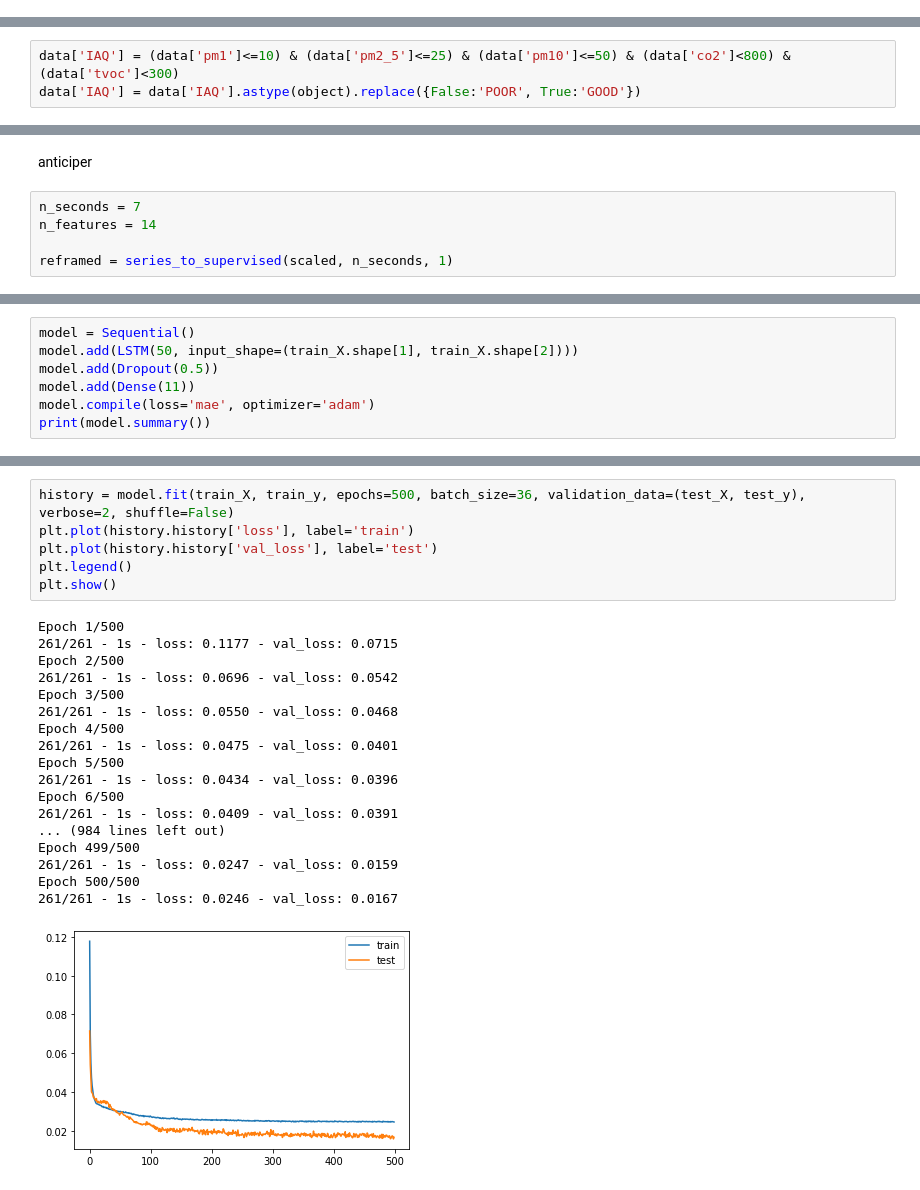
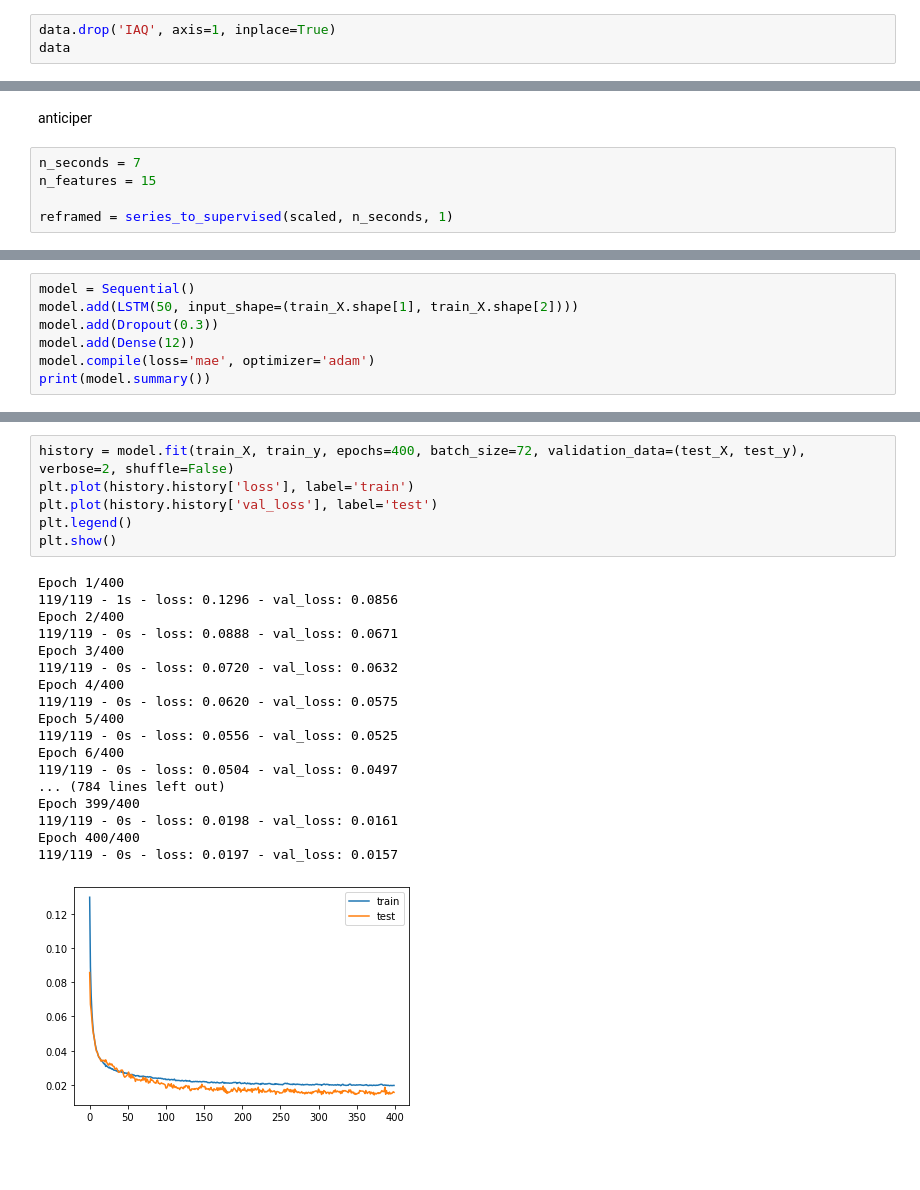
Before and after one commit to XIAxuanzheFrancis/Apprentissage-du-mod-le-LSTM, a Jupyter notebook: lstm_correct_room.ipynb, the cells around one changed output, grey strips where cells are left out. Cells and saved outputs as stored; diff of their text form; blank space fills up the shorter version.

```diff
--- a/lstm_correct_room.ipynb
+++ b/lstm_correct_room.ipynb
@@ -136,0 +173,3 @@ data
+# %%
+data.drop('IAQ', axis=1, inplace=True)
+data
@@ -366,3 +482,0 @@ Test RMSE for pm2_5: 4.262
-# %%
-data['IAQ'] = (data['pm1']<=10) & (data['pm2_5']<=25) & (data['pm10']<=50) & (data['co2']<800) & (data['tvoc']<300)
-data['IAQ'] = data['IAQ'].astype(object).replace({False:'POOR', True:'GOOD'})
@@ -394,7 +516,7 @@ plt.tight_layout()
 anticiper
 # %%
 n_seconds = 7
-n_features = 14
+n_features = 15
 
 reframed = series_to_supervised(scaled, n_seconds, 1)
 # %%
@@ -436,8 +558,8 @@ print(test_X.shape,train_X.shape)
 # %%
 model = Sequential()
 model.add(LSTM(50, input_shape=(train_X.shape[1], train_X.shape[2])))
-model.add(Dropout(0.5))
-model.add(Dense(11))
+model.add(Dropout(0.3))
+model.add(Dense(12))
 model.compile(loss='mae', optimizer='adam')
 print(model.summary())
 # %% [output]
@@ -457,27 +579,27 @@ Non-trainable params: 0
 _________________________________________________________________
 None
 # %%
-history = model.fit(train_X, train_y, epochs=500, batch_size=36, validation_data=(test_X, test_y), verbose=2, shuffle=False)
+history = model.fit(train_X, train_y, epochs=400, batch_size=72, validation_data=(test_X, test_y), verbose=2, shuffle=False)
 plt.plot(history.history['loss'], label='train')
 plt.plot(history.history['val_loss'], label='test')
 plt.legend()
 plt.show()
 # %% [output]
-Epoch 1/500
-261/261 - 1s - loss: 0.1177 - val_loss: 0.0715
-Epoch 2/500
-261/261 - 1s - loss: 0.0696 - val_loss: 0.0542
-Epoch 3/500
-261/261 - 1s - loss: 0.0550 - val_loss: 0.0468
-Epoch 4/500
-261/261 - 1s - loss: 0.0475 - val_loss: 0.0401
-Epoch 5/500
-261/261 - 1s - loss: 0.0434 - val_loss: 0.0396
-Epoch 6/500
-261/261 - 1s - loss: 0.0409 - val_loss: 0.0391
-... (984 lines left out)
-Epoch 499/500
-261/261 - 1s - loss: 0.0247 - val_loss: 0.0159
-Epoch 500/500
-261/261 - 1s - loss: 0.0246 - val_loss: 0.0167
+Epoch 1/400
+119/119 - 1s - loss: 0.1296 - val_loss: 0.0856
+Epoch 2/400
+119/119 - 0s - loss: 0.0888 - val_loss: 0.0671
+Epoch 3/400
+119/119 - 0s - loss: 0.0720 - val_loss: 0.0632
+Epoch 4/400
+119/119 - 0s - loss: 0.0620 - val_loss: 0.0575
+Epoch 5/400
+119/119 - 0s - loss: 0.0556 - val_loss: 0.0525
+Epoch 6/400
+119/119 - 0s - loss: 0.0504 - val_loss: 0.0497
+... (784 lines left out)
+Epoch 399/400
+119/119 - 0s - loss: 0.0198 - val_loss: 0.0161
+Epoch 400/400
+119/119 - 0s - loss: 0.0197 - val_loss: 0.0157
-[figure, old version]
+[figure, new version]
```
Also changed, not shown: parts of 56 cells of this notebook, 42 other files.
